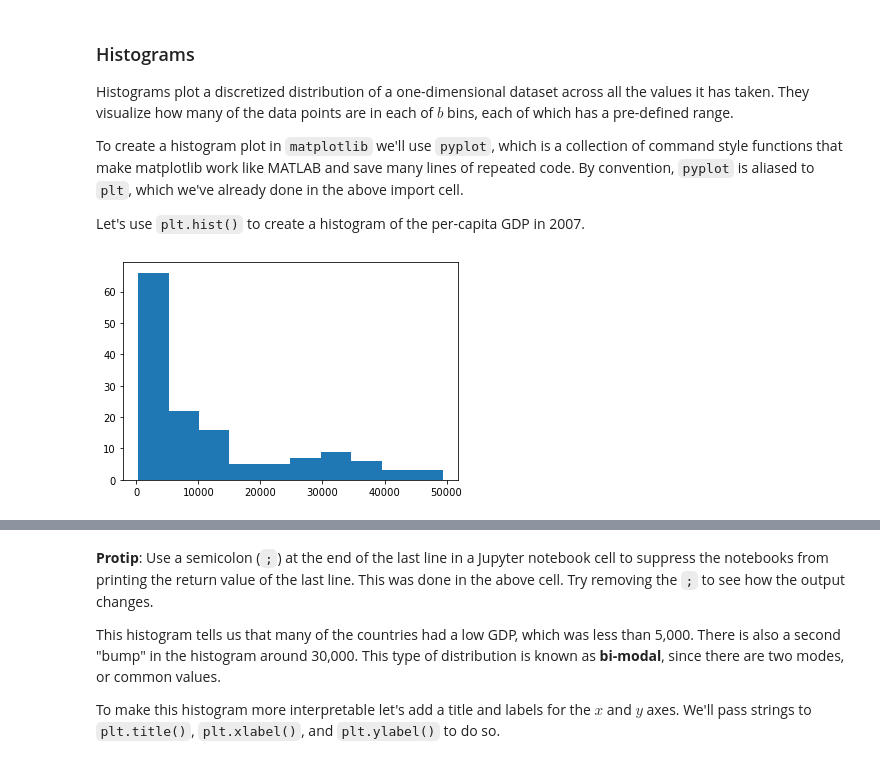
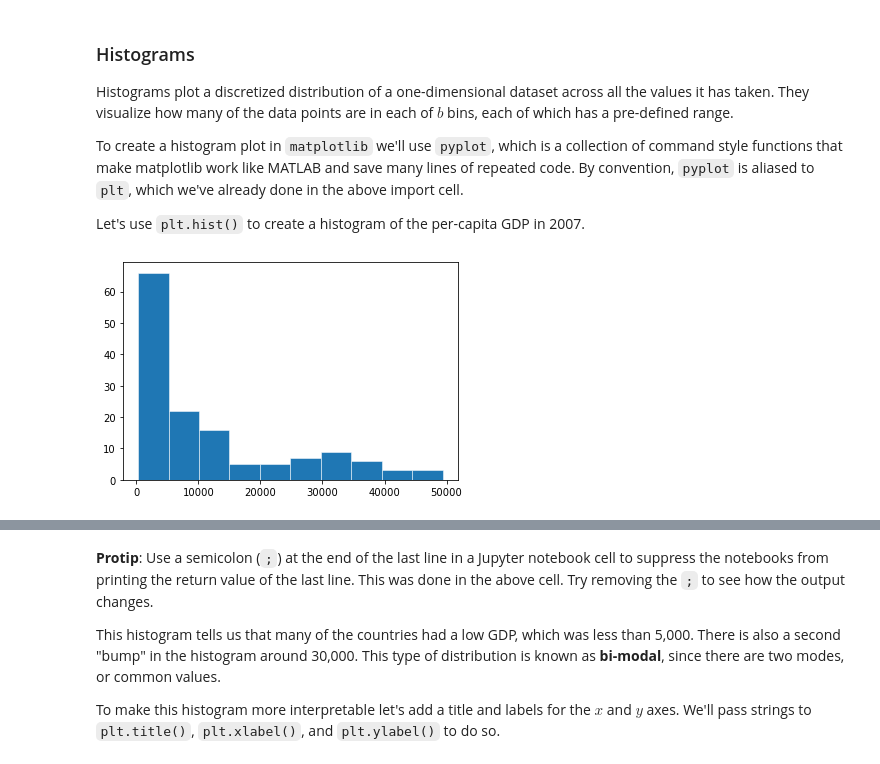
Before and after one commit to cbrownley/NYU-Python-Workshop, a Jupyter notebook: 2_Python_Data_Visualization.ipynb, the cells around one changed output, grey strips where cells are left out. Drawn from its saved outputs; the diff is of its cells as text; code cells hidden in the pictures.

Commit message:
Update 2_Python_Data_Visualization

```diff
--- a/2_Python_Data_Visualization.ipynb
+++ b/2_Python_Data_Visualization.ipynb
@@ -173,7 +173,9 @@ Histograms plot a discretized distribution of a one-dimensional dataset across a
 To create a histogram plot in `matplotlib` we'll use `pyplot`, which is a collection of command style functions that make matplotlib work like MATLAB and save many lines of repeated code. By convention, `pyplot` is aliased to `plt`, which we've already done in the above import cell.
 
 Let's use `plt.hist()` to create a histogram of the per-capita GDP in 2007.
-# %%
-plt.hist(gm_latest['gdpPercap']);
-# %% [output]
-[figure, removed]
+# %%
+# SOURCE (pyplot API): https://matplotlib.org/stable/tutorials/introductory/pyplot.html
+
+plt.hist(gm_latest['gdpPercap'], linewidth=0.5, edgecolor="white");
+# %% [output]
+[figure, added]
```
Also changed, not shown: parts of 16 cells of this notebook.
